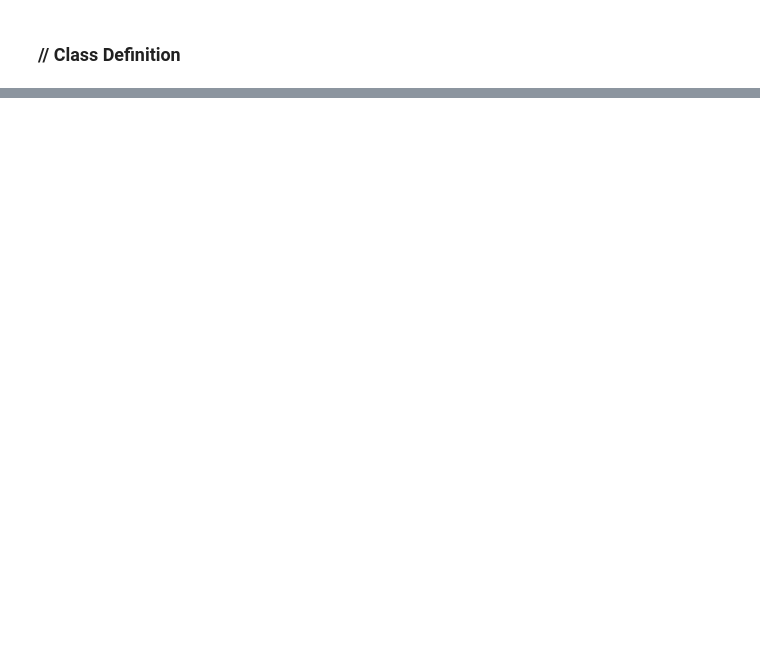
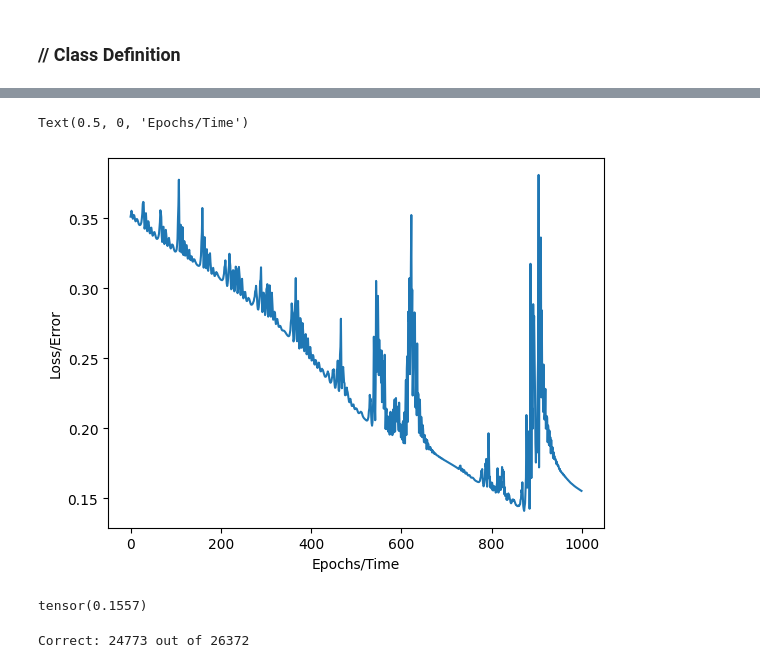
Before and after one commit to talhaahussain/grappling-pose-identification, a Jupyter notebook: src/PyTorch_Neural_Network.ipynb, the cells around one changed output, grey strips where cells are left out. Drawn from its saved outputs; the diff is of its cells as text; code cells hidden in the pictures; blank space fills up the shorter version.

Commit message:
Completed MLP and data parsing operations.

```diff
--- a/src/PyTorch_Neural_Network.ipynb
+++ b/src/PyTorch_Neural_Network.ipynb
@@ -24,3 +57,7 @@ Using cpu device
+# %%
+from sklearn.model_selection import train_test_split
+
+X_train, X_test, y_train, y_test = train_test_split(X, y, test_size=0.21, random_state=50)
 # %% [markdown]
 ### // **Class Definition**
 # %%
@@ -42,0 +95,29 @@ class MLP(nn.Module):
+# %%
+torch.manual_seed(50)
+
+mlp = MLP()
+
+X_train = torch.FloatTensor(X_train)
+X_test = torch.FloatTensor(X_test)
+y_train = torch.LongTensor(y_train)
+y_test = torch.LongTensor(y_test)
+# %%
+criterion = nn.BCELoss()
+optimizer = torch.optim.Adam(mlp.parameters(), lr=0.01)
+# %%
+epochs = 1000
+losses = []
+for i in range(epochs):
+  y_pred = mlp.forward(X_train)
+  y_pred = y_pred.squeeze(-1)
+
+  loss = criterion(y_pred, y_train.float())
+
+  losses.append(loss.detach().numpy())
+
+  if i % 10 == 0:
+    print(f"Epoch: {i}, loss: {loss}")
+
+  optimizer.zero_grad()
+  loss.backward()
+  optimizer.step()
@@ -42,0 +142,34 @@ class MLP(nn.Module):
+# %%
+import matplotlib.pyplot as plt
+
+plt.plot(range(epochs), losses)
+plt.ylabel("Loss/Error")
+plt.xlabel("Epochs/Time")
+# %% [output]
+Text(0.5, 0, 'Epochs/Time')
+[figure, added]
+# %%
+with torch.no_grad():
+  y_eval = mlp.forward(X_test)
+  y_eval = y_eval.squeeze(-1)
+  loss = criterion(y_eval, y_test.float())
+
+
+print(loss)
+# %% [output]
+tensor(0.1557)
+# %%
+correct = 0
+with torch.no_grad():
+  for i, data in enumerate(X_test):
+    y_val = mlp.forward(data)
+
+    #print(f"{i+1}.) {str(y_val)} \t {y_test[i]}")
+
+    if round(y_val.item()) == y_test[i]:
+      correct += 1
+
+
+print(f"Correct: {correct} out of {i}")
+# %% [output]
+Correct: 24773 out of 26372
```
Also changed, not shown: parts of 9 cells of this notebook.
